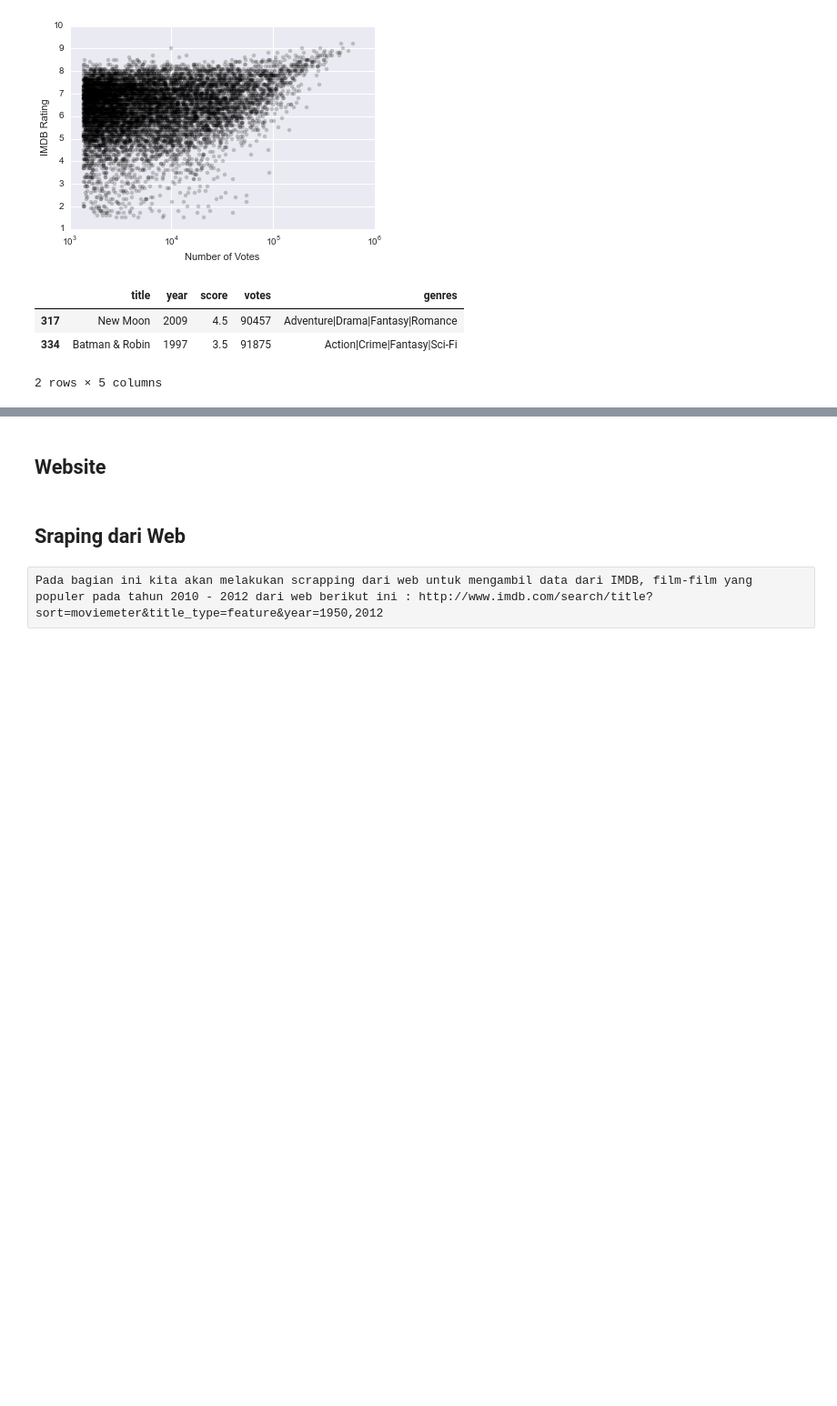
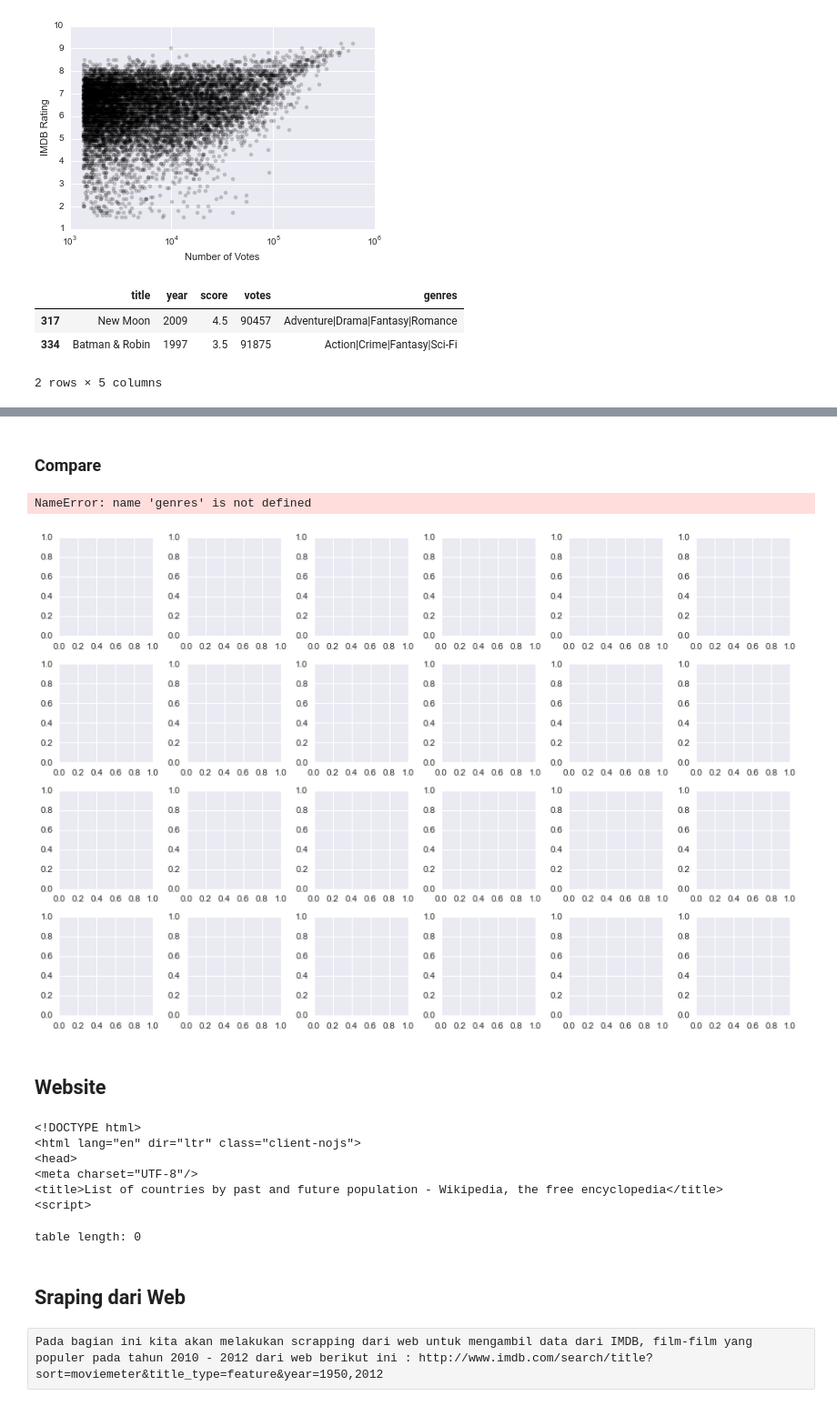
Before and after one commit to agungalf/datascience, a Jupyter notebook: Python Data Scarping.ipynb, the cells around one changed output, grey strips where cells are left out. Shown: that part at 91% size. Saved outputs shown, nothing was run; the diff lists cells and outputs as text; code cells hidden in the pictures; blank space fills up the shorter version.

```diff
--- a/Python Data Scarping.ipynb
+++ b/Python Data Scarping.ipynb
@@ -275,2 +289,23 @@ data[(data.votes > 9e4) & (data.score < 5)][['title', 'year', 'score', 'votes',
+# %% [markdown]
+### Compare
+# %%
+#create a 4x6 grid of plots.
+fig, axes = plt.subplots(nrows=4, ncols=6, figsize=(12, 8),
+                         tight_layout=True)
+
+bins = np.arange(1950, 2013, 3)
+for ax, genre in zip(axes.ravel(), genres):
+    ax.hist(data[data[genre] == 1].year,
+            bins=bins, histtype='stepfilled', normed=True, color='r', alpha=.3, ec='none')
+    ax.hist(data.year, bins=bins, histtype='stepfilled', ec='None', normed=True, zorder=0, color='#cccccc')
+
+    ax.annotate(genre, xy=(1955, 3e-2), fontsize=14)
+    ax.xaxis.set_ticks(np.arange(1950, 2013, 30))
+    ax.set_yticks([])
+    remove_border(ax, left=False)
+    ax.set_xlabel('Year')
+# %% [output]
+NameError: name 'genres' is not defined
+[figure, added]
 # %% [markdown]
 ## Website
@@ -277,3 +319,38 @@ data[(data.votes > 9e4) & (data.score < 5)][['title', 'year', 'score', 'votes',
+# %%
+url = 'http://en.wikipedia.org/wiki/List_of_countries_by_past_and_future_population'
+website_html = requests.get(url).text
+print website_html[:200]
+# %% [output]
+<!DOCTYPE html>
+<html lang="en" dir="ltr" class="client-nojs">
+<head>
+<meta charset="UTF-8"/>
+<title>List of countries by past and future population - Wikipedia, the free encyclopedia</title>
+<script>
+# %%
+def get_population_html_tables(html):
+    """Parse html and return html tables of wikipedia population data."""
+
+    dom = web.Element(html)
+
+    # 0. step: look at html source!
+
+    # 1. step: get all tables
+
+    #tbls = [t for t in dom.by_tag('table')]
+
+    # 2. step: get all wikitable sortable tables (the ones with data)
+
+    tbls = [t for t in dom.by_tag('table') if t.attributes['class'] == "wikitable sortable"]
+
+    return tbls
+
+tables = get_population_html_tables(website_html)
+print "table length: %d" %len(tables)
+for t in tables:
+    print t.attributes
+# %% [output]
+table length: 0
 # %% [markdown]
 ## Sraping dari Web
 # %% [raw]
```
Also changed, not shown: parts of 14 cells of this notebook, 2 other files.
